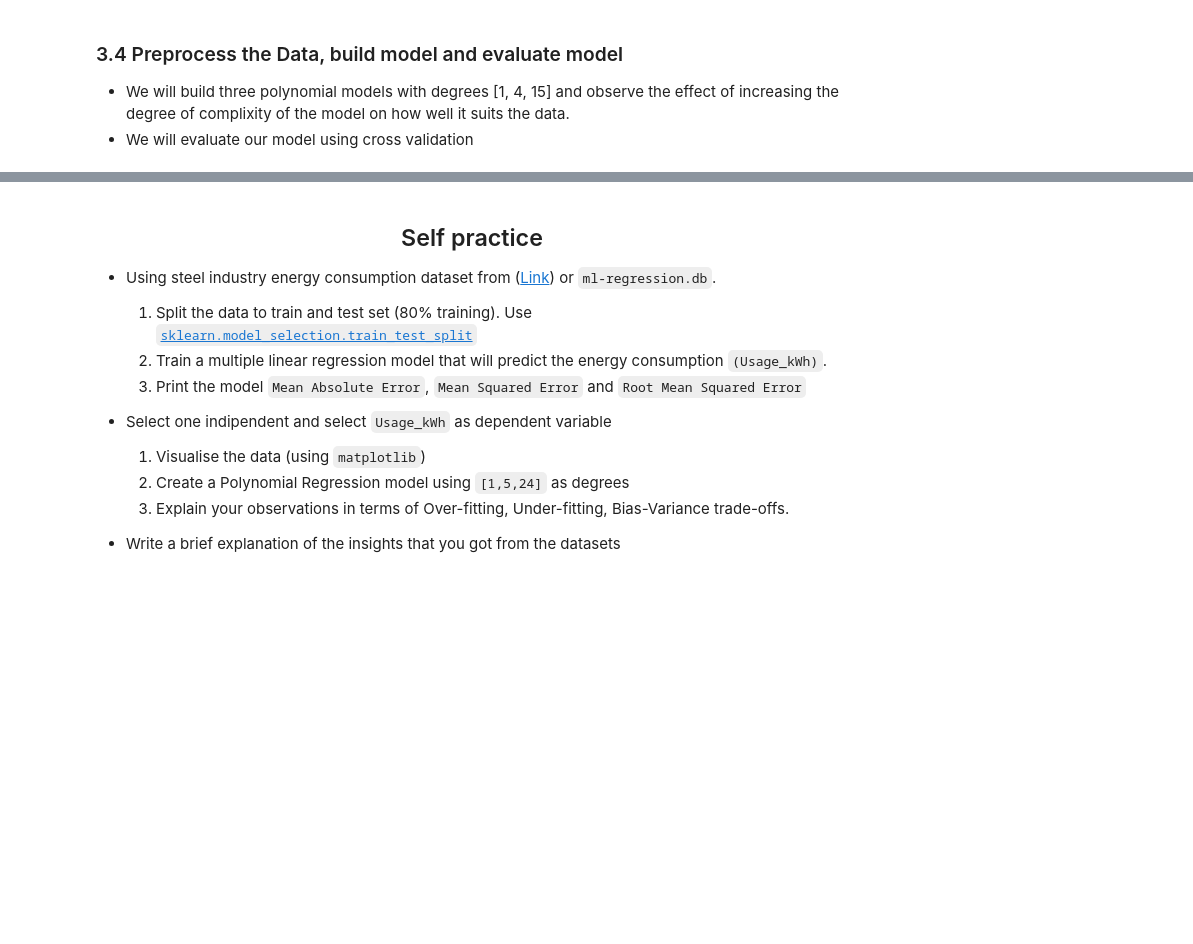
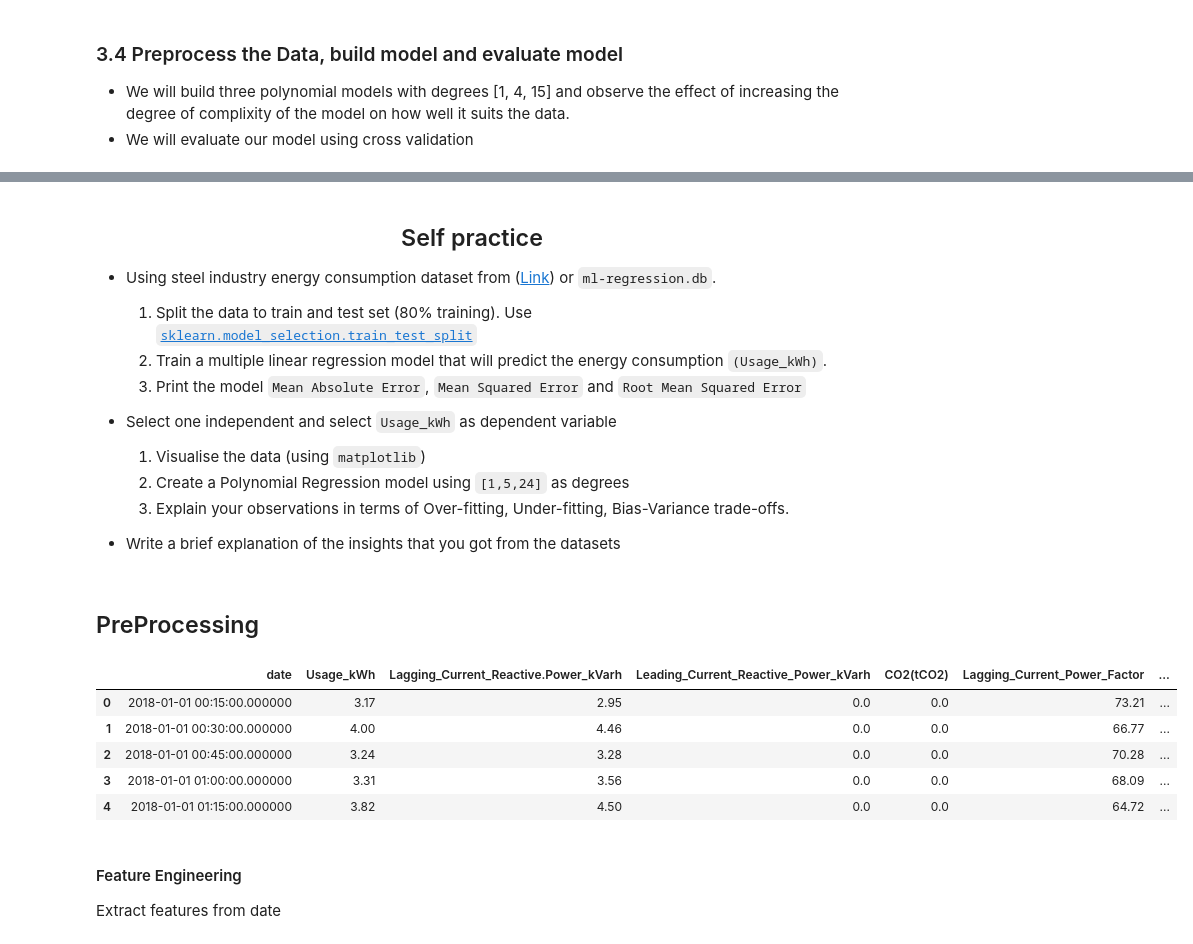
Before and after one commit to dayveedaniel/ML_Labs, a Jupyter notebook: Lab2/Lab-2.ipynb, the cells around one changed output, grey strips where cells are left out. Cells and saved outputs as stored; diff of their text form; code cells hidden in the pictures; blank space fills up the shorter version.

```diff
--- a/Lab2/Lab-2.ipynb
+++ b/Lab2/Lab-2.ipynb
@@ -239,9 +322,33 @@ plt.show()
     1. Print the model `Mean Absolute Error`, `Mean Squared Error` and `Root Mean Squared Error`
 
 
-* Select one indipendent and select `Usage_kWh` as dependent variable
+* Select one independent and select `Usage_kWh` as dependent variable
     1. Visualise the data (using `matplotlib`)
     1. Create a Polynomial Regression model using `[1,5,24]` as degrees
     1. Explain your observations in terms of Over-fitting, Under-fitting, Bias-Variance trade-offs.
 
 * Write a brief explanation of the insights that you got from the datasets
+# %% [markdown]
+## PreProcessing
+# %%
+with session_engine.connect() as conn:
+    steel_df = pd.read_sql_query(text('SELECT * FROM steel_industry_data'), conn)
+
+steel_df.drop(columns=['index'],inplace=True)
+steel_df.head()
+
+# from ydata_profiling import ProfileReport
+# report = ProfileReport(steel_df)
+# report.to_file('data_profile_report.html')
+
+#steel_df.select_dtypes(include=['object']).columns.tolist()
+# %% [output]
+|  | date | Usage_kWh | Lagging_Current_Reactive.Power_kVarh | Leading_Current_Reactive_Power_kVarh | CO2(tCO2) | Lagging_Current_Power_Factor | ... |
+| 0 | 2018-01-01 00:15:00.000000 | 3.17 | 2.95 | 0.0 | 0.0 | 73.21 | ... |
+| 1 | 2018-01-01 00:30:00.000000 | 4.00 | 4.46 | 0.0 | 0.0 | 66.77 | ... |
+| 2 | 2018-01-01 00:45:00.000000 | 3.24 | 3.28 | 0.0 | 0.0 | 70.28 | ... |
+| 3 | 2018-01-01 01:00:00.000000 | 3.31 | 3.56 | 0.0 | 0.0 | 68.09 | ... |
+| 4 | 2018-01-01 01:15:00.000000 | 3.82 | 4.50 | 0.0 | 0.0 | 64.72 | ... |
+# %% [markdown]
+#### Feature Engineering
+Extract features from date
```
Also changed, not shown: parts of 32 cells of this notebook, 20 other files.
